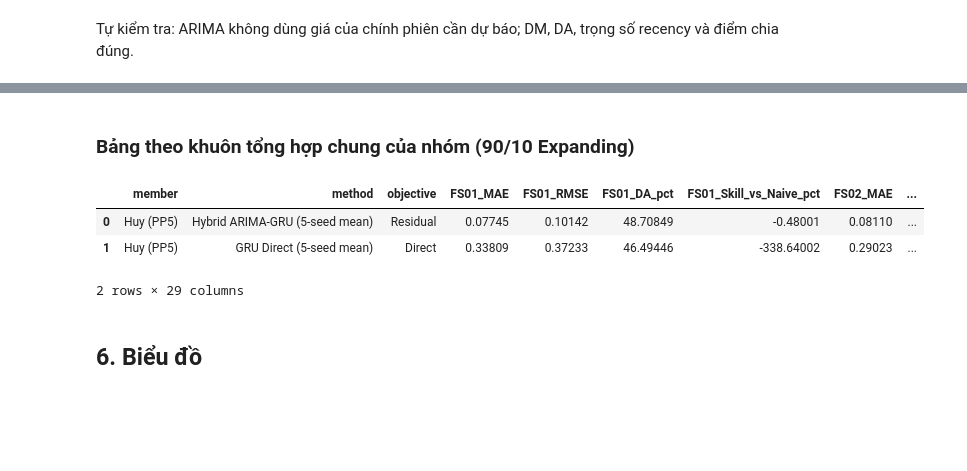
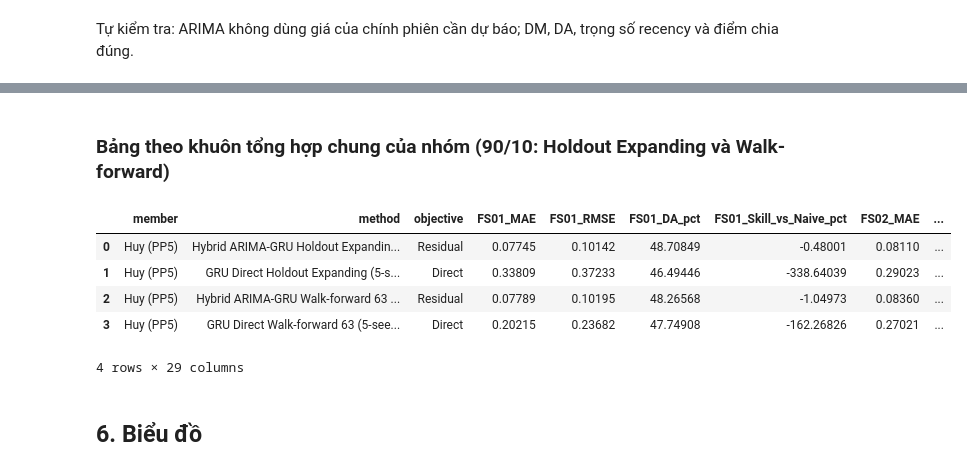
Before and after one commit to lancelotviendangkhoa710/cooper_price_prediction_project, a Jupyter notebook: huy task/copper_hybrid_arima_gru_huy.ipynb, the cells around one changed output, grey strips where cells are left out. Saved outputs shown, nothing was run; the diff lists cells and outputs as text; code cells hidden in the pictures; blank space fills up the shorter version.

```diff
--- a/huy task/copper_hybrid_arima_gru_huy.ipynb
+++ b/huy task/copper_hybrid_arima_gru_huy.ipynb
@@ -373,14 +481,15 @@ summary[summary['Mô hình'].isin(['Naive', 'ARIMA'])].round(6)
 # %%
-exp = summary[summary['Scheme'] == 'expanding']
 tables = {}
-for m in ['Hybrid ARIMA-GRU', 'GRU Direct']:
-    for val in ['ΔMAE vs Naive (%)', 'DA (%)', 'Thắng p<0.05 L1']:
-        t = exp[exp['Mô hình'] == m].pivot(index='FS', columns='Split', values=val)
-        if val == 'Thắng p<0.05 L1':
-            t.loc['Tổng'] = t.sum()
-        else:
-            t.loc['TB 6 FS'] = t.mean()
-        tables[(m, val)] = t
-        print(f'\n{m} — {val}')
-        display(t.round(3))
+for sch in ['expanding', WF_SCHEME]:
+    part = summary[summary['Scheme'] == sch]
+    for m in ['Hybrid ARIMA-GRU', 'GRU Direct']:
+        for val in ['ΔMAE vs Naive (%)', 'DA (%)', 'Thắng p<0.05 L1']:
+            t = part[part['Mô hình'] == m].pivot(index='FS', columns='Split', values=val)
+            if val == 'Thắng p<0.05 L1':
+                t.loc['Tổng'] = t.sum()
+            else:
+                t.loc['TB 6 FS'] = t.mean()
+            tables[(sch, m, val)] = t
+            print(f'\n[{sch}] {m} — {val}')
+            display(t.round(3))
 # %% [output]
@@ -466,25 +576,28 @@ t90.round(3)
 # %% [markdown]
-### Bảng theo khuôn tổng hợp chung của nhóm (90/10 Expanding)
+### Bảng theo khuôn tổng hợp chung của nhóm (90/10: Holdout Expanding và Walk-forward)
 # %%
-q = exp[exp['Split'] == '0.9/0.1']
 out = []
-for m, objective in [('Hybrid ARIMA-GRU', 'Residual'), ('GRU Direct', 'Direct')]:
-    g = q[q['Mô hình'] == m]
-    rec = {'member': 'Huy (PP5)', 'method': f'{m} ({len(SEEDS)}-seed mean)', 'objective': objective}
-    for _, x in g.iterrows():
-        k = x['FS'][:4]
-        rec |= {f'{k}_MAE': x['MAE'], f'{k}_RMSE': x['RMSE'], f'{k}_DA_pct': x['DA (%)'],
-                f'{k}_Skill_vs_Naive_pct': -x['ΔMAE vs Naive (%)']}
-    rec |= {'Mean_MAE_across_FS': g['MAE'].mean(), 'Best_FS_MAE': g['MAE'].min()}
-    out.append(rec)
+for sch, label in [('expanding', 'Holdout Expanding'), (WF_SCHEME, 'Walk-forward 63')]:
+    q = summary[(summary['Scheme'] == sch) & (summary['Split'] == '0.9/0.1')]
+    for m, objective in [('Hybrid ARIMA-GRU', 'Residual'), ('GRU Direct', 'Direct')]:
+        g = q[q['Mô hình'] == m]
+        rec = {'member': 'Huy (PP5)', 'method': f'{m} {label} ({len(SEEDS)}-seed mean)', 'objective': objective}
+        for _, x in g.iterrows():
+            k = x['FS'][:4]
+            rec |= {f'{k}_MAE': x['MAE'], f'{k}_RMSE': x['RMSE'], f'{k}_DA_pct': x['DA (%)'],
+                    f'{k}_Skill_vs_Naive_pct': -x['ΔMAE vs Naive (%)']}
+        rec |= {'Mean_MAE_across_FS': g['MAE'].mean(), 'Best_FS_MAE': g['MAE'].min()}
+        out.append(rec)
 group_fmt = pd.DataFrame(out)
 group_fmt.to_csv(f'{OUT_DIR}/group_format_90_10.csv', index=False)
 group_fmt.round(5)
 # %% [output]
 |  | member | method | objective | FS01_MAE | FS01_RMSE | FS01_DA_pct | FS01_Skill_vs_Naive_pct | FS02_MAE | ... |
-| 0 | Huy (PP5) | Hybrid ARIMA-GRU (5-seed mean) | Residual | 0.07745 | 0.10142 | 48.70849 | -0.48001 | 0.08110 | ... |
-| 1 | Huy (PP5) | GRU Direct (5-seed mean) | Direct | 0.33809 | 0.37233 | 46.49446 | -338.64002 | 0.29023 | ... |
+| 0 | Huy (PP5) | Hybrid ARIMA-GRU Holdout Expandin... | Residual | 0.07745 | 0.10142 | 48.70849 | -0.48001 | 0.08110 | ... |
+| 1 | Huy (PP5) | GRU Direct Holdout Expanding (5-s... | Direct | 0.33809 | 0.37233 | 46.49446 | -338.64039 | 0.29023 | ... |
+| 2 | Huy (PP5) | Hybrid ARIMA-GRU Walk-forward 63 ... | Residual | 0.07789 | 0.10195 | 48.26568 | -1.04973 | 0.08360 | ... |
+| 3 | Huy (PP5) | GRU Direct Walk-forward 63 (5-see... | Direct | 0.20215 | 0.23682 | 47.74908 | -162.26826 | 0.27021 | ... |
-2 rows × 29 columns
+4 rows × 29 columns
 # %% [markdown]
 ## 6. Biểu đồ
 # %%
```
Also changed, not shown: parts of 16 cells of this notebook, 54 other files.
